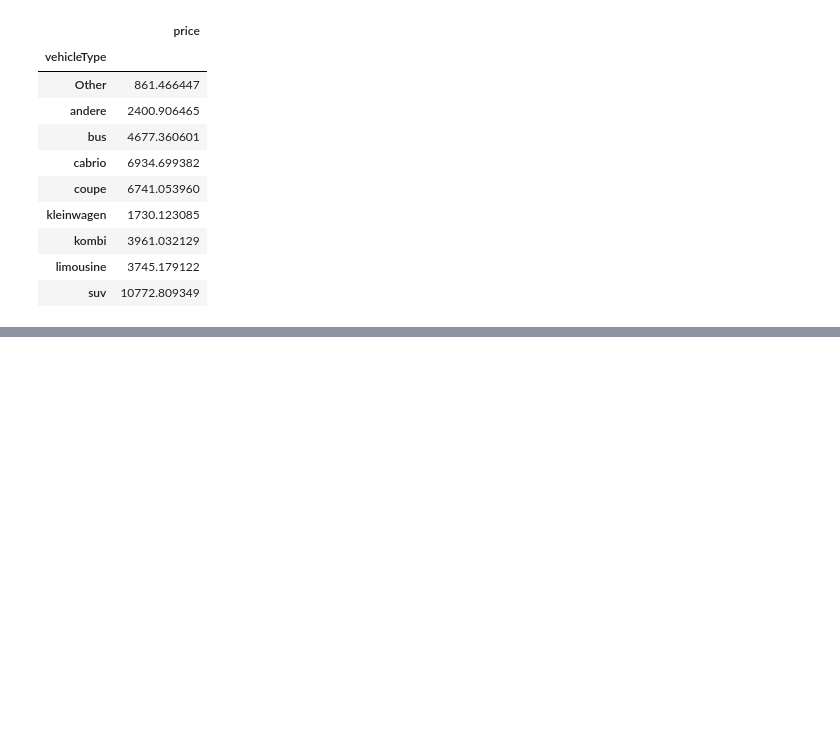
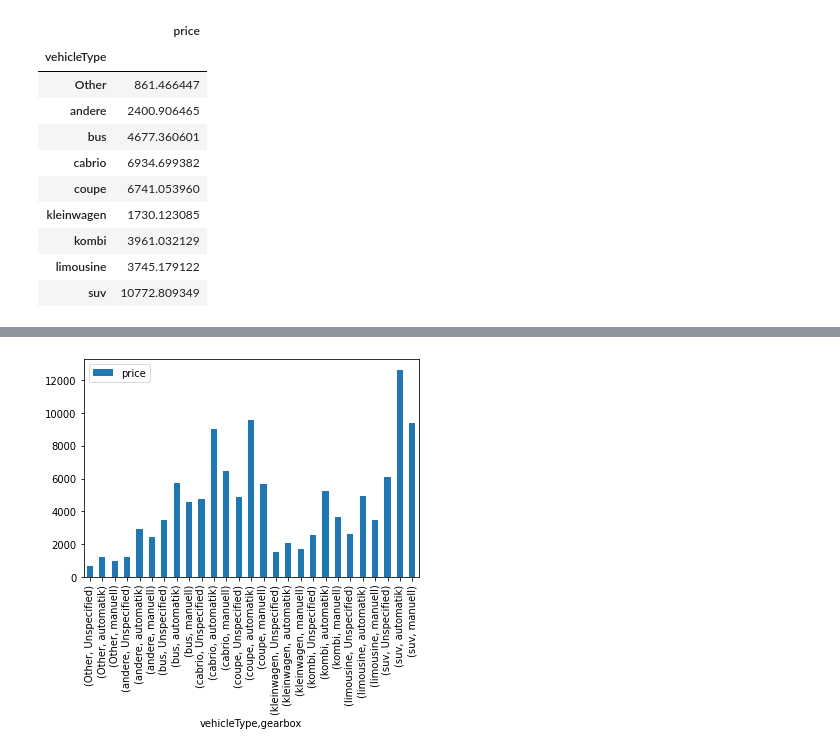
Before and after one commit to Ertugrul-Kurubal/Data-Visualization-With-Python, a Jupyter notebook: In Class Homework.ipynb, the cells around one changed output, grey strips where cells are left out. Drawn from its saved outputs; the diff is of its cells as text; code cells hidden in the pictures; blank space fills up the shorter version.

```diff
--- a/In Class Homework.ipynb
+++ b/In Class Homework.ipynb
@@ -91 +107,4 @@ sns.barplot(x=vehicle_type_mean.index,y=vehicle_type_mean.price)
 [figure]
+# %%
+vehicle_gearbox = df.groupby(["vehicleType","gearbox"])[["price"]].mean()
+vehicle_gearbox
@@ -91,0 +135,4 @@ sns.barplot(x=vehicle_type_mean.index,y=vehicle_type_mean.price)
+# %%
+vehicle_gearbox.plot.bar();
+# %% [output]
+[figure, added]
```
Also changed, not shown: parts of 12 cells of this notebook.
